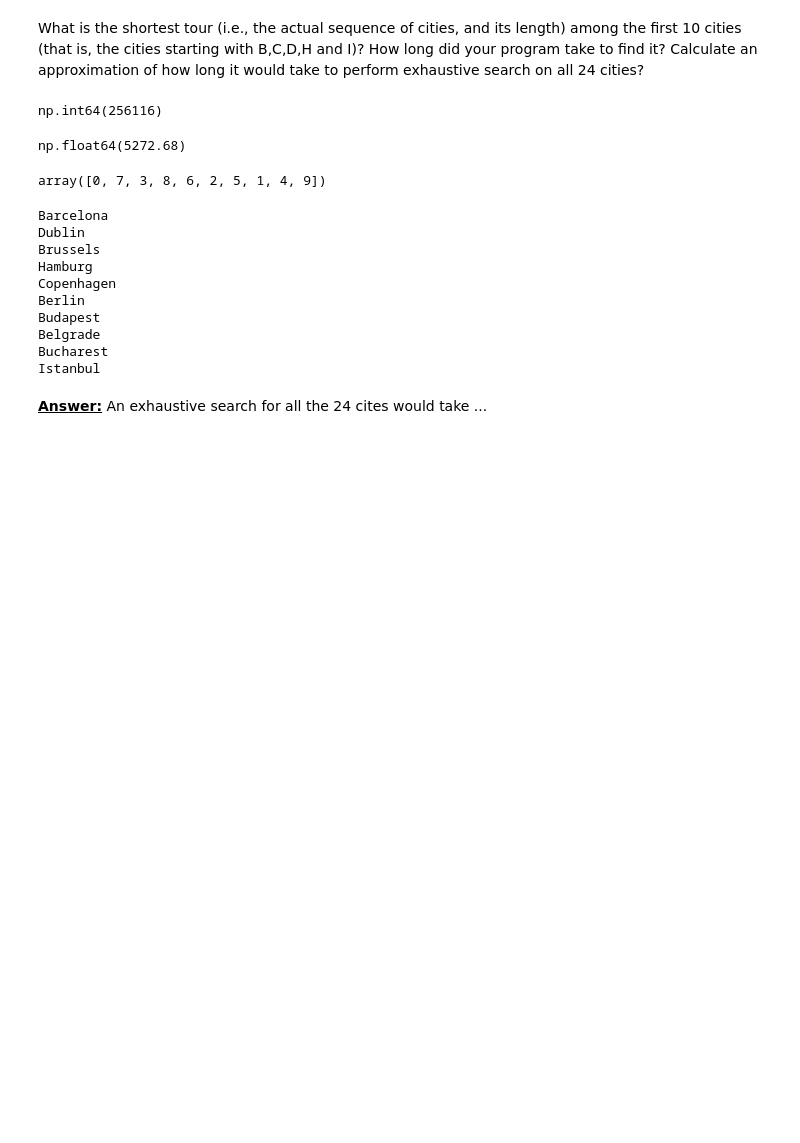
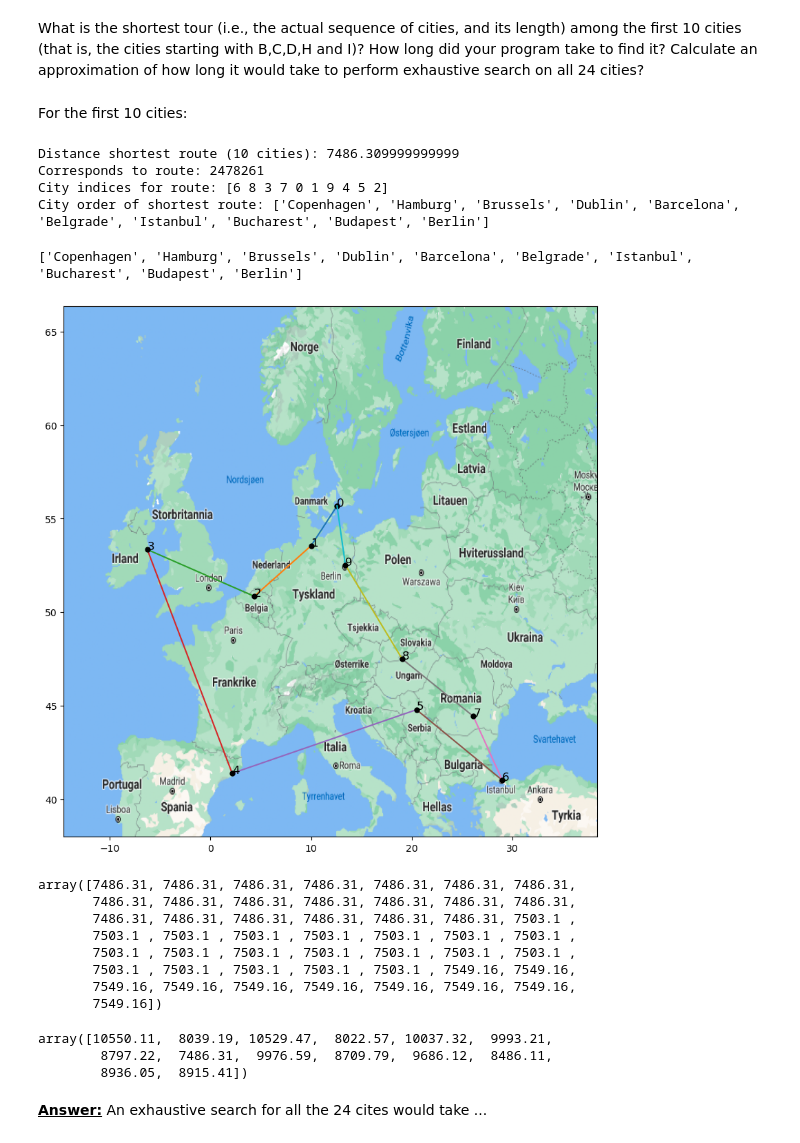
Before and after one commit to johnmagj/IN4050, a Jupyter notebook: Assignment_1/Assignment1.ipynb, the cells around one changed output. Drawn from its saved outputs; the diff is of its cells as text; code cells hidden in the pictures; blank space fills up the shorter version.

```diff
--- a/Assignment_1/Assignment1.ipynb
+++ b/Assignment_1/Assignment1.ipynb
@@ -290,29 +261,56 @@ for i, route in enumerate(routes):
+# %% [markdown]
+For the first 10 cities:
+# %%
+n_cities = 10
+data_city_names = data[0, :n_cities].copy()
+data_distances = data[1:n_cities+1, :n_cities].copy()
+
+routes = np.array(create_routes(data_distances.shape[1]))
+# %%
+distances = calculate_travel_distance(routes, data_distances)
+
+print_route_info(routes, distances, data_city_names)
+# %% [output]
+Distance shortest route (10 cities): 7486.309999999999
+Corresponds to route: 2478261
+City indices for route: [6 8 3 7 0 1 9 4 5 2]
+City order of shortest route: ['Copenhagen', 'Hamburg', 'Brussels', 'Dublin', 'Barcelona', 'Belgrade', 'Istanbul', 'Bucharest', 'Budapest', 'Berlin']
+# %%
+# Create sub dict with names and coordinates of the first 6 cities, this works since the coord. dict is sorted similar to the data
+coords = dict(islice(city_coords.items(), n_cities))
+
+# List the city names in order of the route
+list_shortest_route = list(data_city_names[routes[np.argmin(distances)]])
+
+# Extract the city:coordinate pairs in accordance with the route, ordered as tuples in list
+list_sorted_coords = [(key, coords[key]) for key in list_shortest_route]
+
+# Turn list of tuples back to dict
+sorted_coords = dict(list_sorted_coords)
+
+best_route = list(sorted_coords.keys()) # Gives us the cities in alphabetic order
+print(best_route)
+plot_plan(best_route)
+# %% [output]
+['Copenhagen', 'Hamburg', 'Brussels', 'Dublin', 'Barcelona', 'Belgrade', 'Istanbul', 'Bucharest', 'Budapest', 'Berlin']
+[figure, added]
 # %%
-np.argmin(distances)
+np.sort(distances)[:50]
 # %% [output]
-np.int64(256116)
+array([7486.31, 7486.31, 7486.31, 7486.31, 7486.31, 7486.31, 7486.31,
+       7486.31, 7486.31, 7486.31, 7486.31, 7486.31, 7486.31, 7486.31,
+       7486.31, 7486.31, 7486.31, 7486.31, 7486.31, 7486.31, 7503.1 ,
+       7503.1 , 7503.1 , 7503.1 , 7503.1 , 7503.1 , 7503.1 , 7503.1 ,
+       7503.1 , 7503.1 , 7503.1 , 7503.1 , 7503.1 , 7503.1 , 7503.1 ,
+       7503.1 , 7503.1 , 7503.1 , 7503.1 , 7503.1 , 7549.16, 7549.16,
+       7549.16, 7549.16, 7549.16, 7549.16, 7549.16, 7549.16, 7549.16,
+       7549.16])
-# %%
-np.min(distances)
-# %% [output]
-np.float64(5272.68)
 # %%
-routes[np.argmin(distances)]
+distances[np.argmin(distances)-7:np.argmin(distances)+7]
 # %% [output]
-array([0, 7, 3, 8, 6, 2, 5, 1, 4, 9])
+array([10550.11,  8039.19, 10529.47,  8022.57, 10037.32,  9993.21,
+        8797.22,  7486.31,  9976.59,  8709.79,  9686.12,  8486.11,
+        8936.05,  8915.41])
-# %%
-for i in routes[np.argmin(distances)]:
-    print(data_10_first_cities[0,i])
-# %% [output]
-Barcelona
-Dublin
-Brussels
-Hamburg
-Copenhagen
-Berlin
-Budapest
-Belgrade
-Bucharest
-Istanbul
 # %% [markdown]
 <u>**Answer:**</u> An exhaustive search for all the 24 cites would take ...
 # %% [markdown]
```
Also changed, not shown: parts of 23 cells of this notebook.
